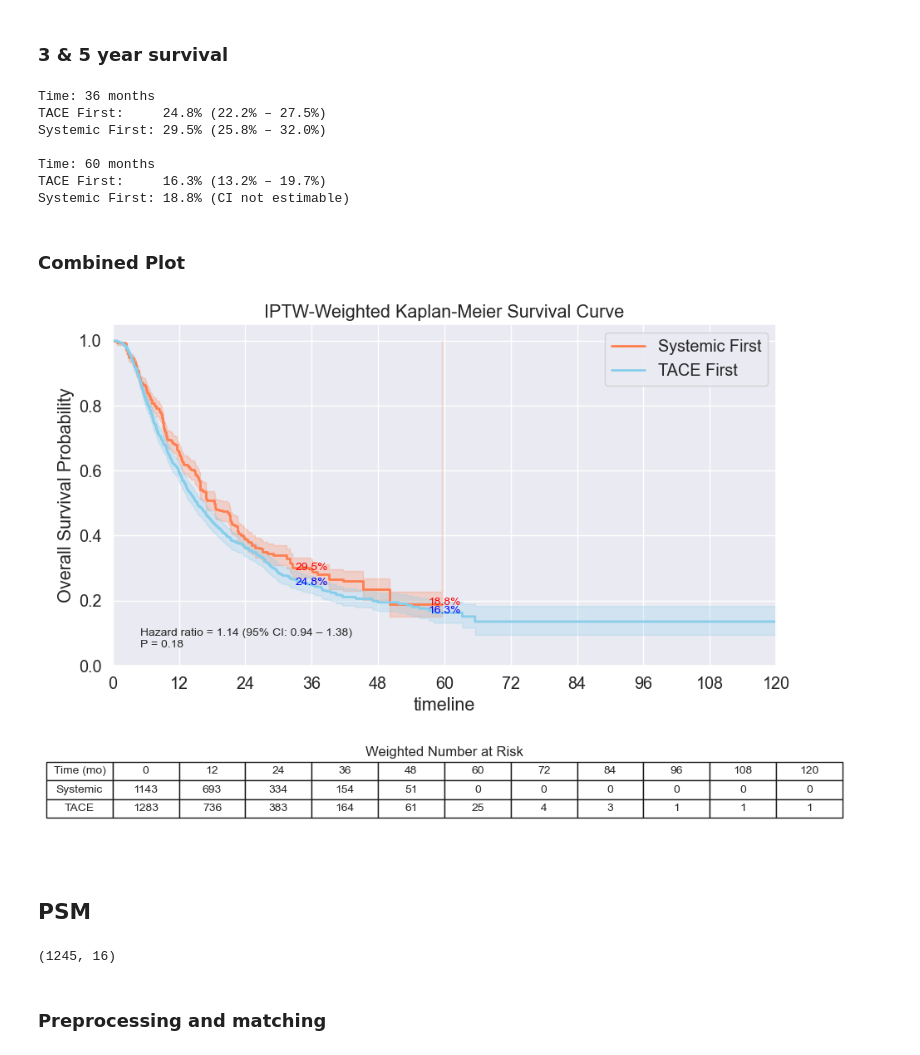
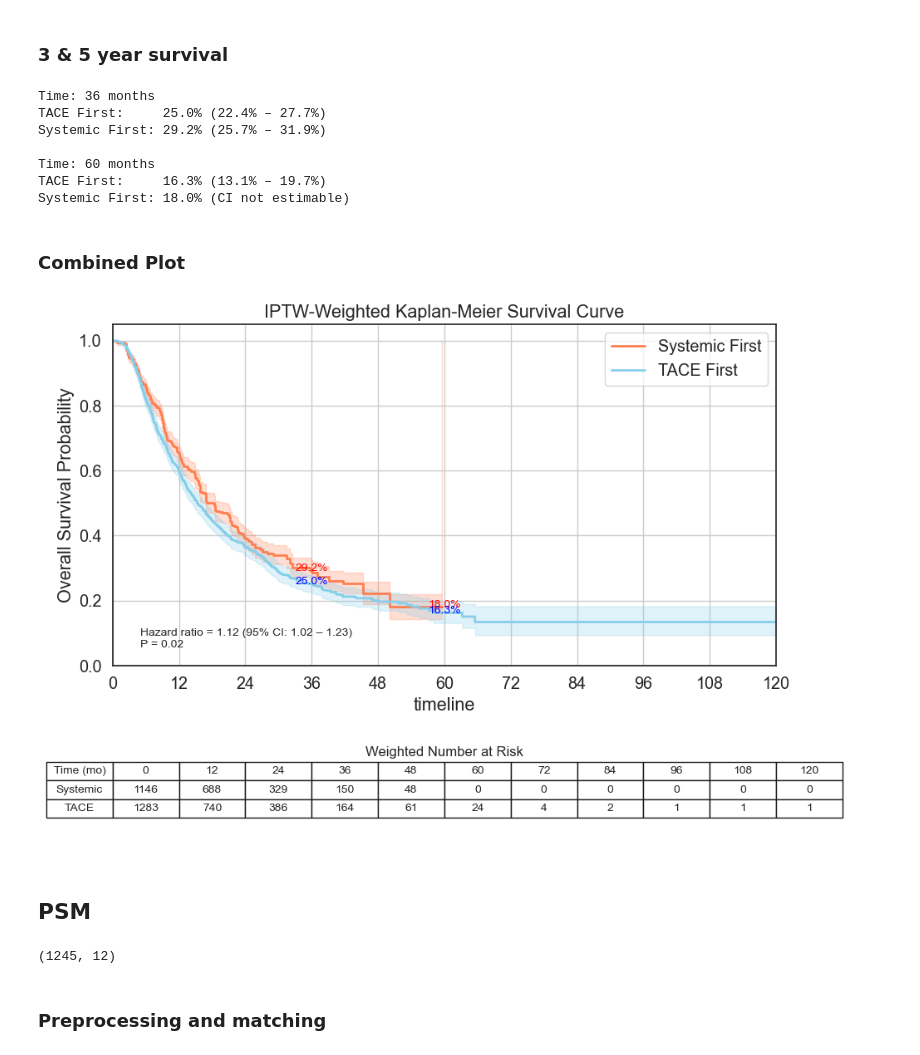
Before and after one commit to NicWYZ/HCC_TACE, a Jupyter notebook: TACE_IO_NCDB.ipynb, the cells around one changed output. Saved outputs shown, nothing was run; the diff lists cells and outputs as text; code cells hidden in the pictures.

```diff
--- a/TACE_IO_NCDB.ipynb
+++ b/TACE_IO_NCDB.ipynb
@@ -293,6 +293,14 @@ FACILITY_TYPE            58
 FACILITY_REGION          58
 YEAR_OF_DIAGNOSIS         0
 dtype: int64
+# %%
+#Took out facilities, tumor size, and medain income due to high unknowns
+covariates = [
+    'AGE', 'SEX', 'RACE', 'HISPANIC', #Demographics
+    'INSURANCE_STATUS', #Socioeconomic
+    'Charlson_Deyo_Score', 'HISTOLOGY', 'COMBINED_STAGE_GROUP', #Clinical
+    'YEAR_OF_DIAGNOSIS' #Temporal
+]
 # %% [markdown]
 ### Propensity score
 # %%
@@ -639,32 +666,32 @@ for t in [36, 60]:
         print(f"Systemic First: {surv_sys:.1%} ({low_sys:.1%} – {high_sys:.1%})")
 # %% [output]
 Time: 36 months
-TACE First:     24.8% (22.2% – 27.5%)
-Systemic First: 29.5% (25.8% – 32.0%)
+TACE First:     25.0% (22.4% – 27.7%)
+Systemic First: 29.2% (25.7% – 31.9%)
 
 Time: 60 months
-TACE First:     16.3% (13.2% – 19.7%)
-Systemic First: 18.8% (CI not estimable)
+TACE First:     16.3% (13.1% – 19.7%)
+Systemic First: 18.0% (CI not estimable)
 # %% [markdown]
 ### Combined Plot
 # %%
 # 3-year and 5-year survival annotations
 surv_text = {
     "Systemic First": {
-        36: "29.5%",
-        60: "18.8%"
+        36: "29.2%",
+        60: "18.0%"
     },
     "TACE First": {
-        36: "24.8%",
+        36: "25.0%",
         60: "16.3%"
     }
 }
 
 # Cox model results
-hr = 1.14
-ci_low = 0.94
-ci_high = 1.38
-p_val = 0.18
+hr = 1.12
+ci_low = 1.02
+ci_high = 1.23
+p_val = 0.02
 
 # Set up the plot
 fig = plt.figure(figsize=(10, 7))
@@ -699,34 +726,34 @@ ax_km.set_xticks(time_grid)
 ax_km.grid(True)
 ax_km.legend()
 
 # --- Risk Table (Bottom Panel) ---
 ax_table = plt.subplot(gs[1])
 ax_table.axis("off")
 
 # Table values
 n_cols = len(time_grid)
 table_data = [
     ["Time (mo)"] + [str(int(t)) for t in time_grid],
     ["Systemic"] + [str(n) for n in sys_risk[:n_cols]],
     ["TACE"] + [str(n) for n in tace_risk[:n_cols]]
 ]
 
 # Render the table
 risk_table = ax_table.table(
     cellText=table_data,
     cellLoc='center',
     loc='center'
 )
 ax_table.text(0.5, 0.8, "Weighted Number at Risk", fontsize=12,
               ha='center', transform=ax_table.transAxes)
 risk_table.auto_set_font_size(False)
 risk_table.set_fontsize(10)
 risk_table.scale(1.2, 1.2)
 
 plt.tight_layout()
 plt.show()
 # %% [output]
-[figure, old version]
+[figure, new version]
 # %% [markdown]
 ## PSM
 # %%
@@ -735,7 +762,7 @@ from psmpy.functions import cohenD
 psm_df = df_surv[['sequence_group'] + covariates + ['time', 'event']].dropna()
 psm_df.shape
 # %% [output]
-(1245, 16)
+(1245, 12)
 # %% [markdown]
 ### Preprocessing and matching
 # %%
```
Also changed, not shown: parts of 20 cells of this notebook, 1 other file.
